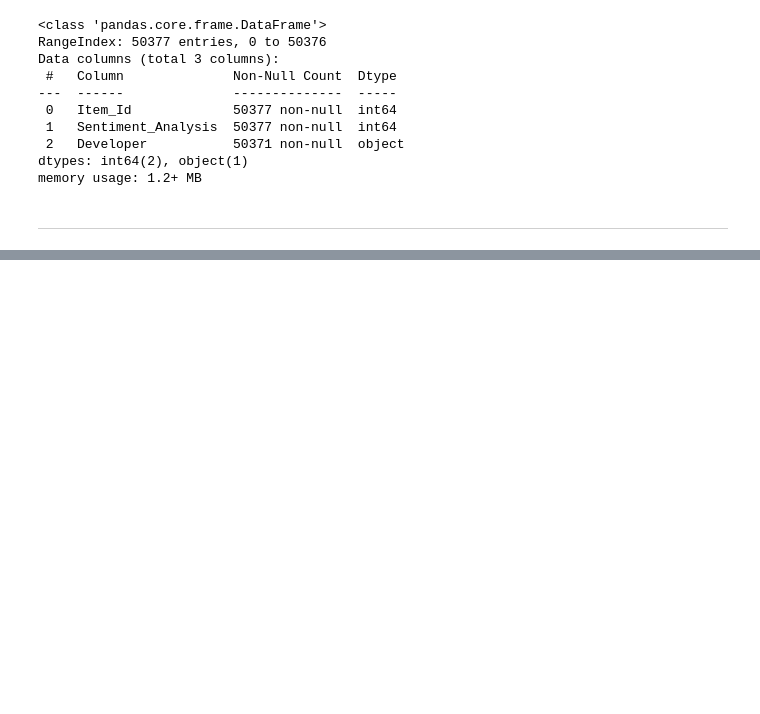
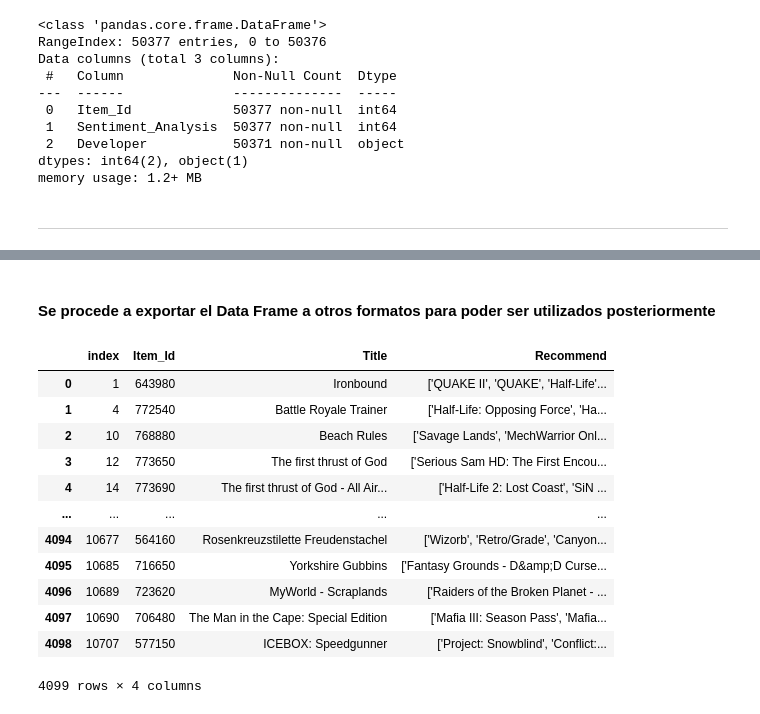
Before and after one commit to DavidssonGon/PI_ML_OPS_STEAM_DSFT17, a Jupyter notebook: ETL2.ipynb, the cells around one changed output, grey strips where cells are left out. Saved outputs shown, nothing was run; the diff lists cells and outputs as text; code cells hidden in the pictures; blank space fills up the shorter version.

```diff
--- a/ETL2.ipynb
+++ b/ETL2.ipynb
@@ -1152,0 +1369,2 @@ memory usage: 1.2+ MB
+# %% [markdown]
+#### Se procede a exportar el Data Frame a otros formatos para poder ser utilizados posteriormente
@@ -1152,0 +1374,19 @@ memory usage: 1.2+ MB
+# %%
+# Se convierte el archivo CSV a parquet bajo la compresión "gzip"
+ruta_csv_recomendacion_juego = 'E:\\AAADATOS\\Henry\\AA_Data_Science\\MATERIAL_PI\\PI_ML_OPS_STEAM_DSFT17\\recomendacion_juego.csv' # Se crea una variable con la ruta del archivo CSV
+df_recomendacion_juego_temp = pd.read_csv(ruta_csv_recomendacion_juego) # Se lee ese CSV en un nuevo DataFrame temporal para segurar como estan los datos
+df_recomendacion_juego_temp
+# %% [output]
+|  | index | Item_Id | Title | Recommend |
+| 0 | 1 | 643980 | Ironbound | ['QUAKE II', 'QUAKE', 'Half-Life'... |
+| 1 | 4 | 772540 | Battle Royale Trainer | ['Half-Life: Opposing Force', 'Ha... |
+| 2 | 10 | 768880 | Beach Rules | ['Savage Lands', 'MechWarrior Onl... |
+| 3 | 12 | 773650 | The first thrust of God | ['Serious Sam HD: The First Encou... |
+| 4 | 14 | 773690 | The first thrust of God - All Air... | ['Half-Life 2: Lost Coast', 'SiN ... |
+| ... | ... | ... | ... | ... |
+| 4094 | 10677 | 564160 | Rosenkreuzstilette Freudenstachel | ['Wizorb', 'Retro/Grade', 'Canyon... |
+| 4095 | 10685 | 716650 | Yorkshire Gubbins | ['Fantasy Grounds - D&amp;D Curse... |
+| 4096 | 10689 | 723620 | MyWorld - Scraplands | ['Raiders of the Broken Planet - ... |
+| 4097 | 10690 | 706480 | The Man in the Cape: Special Edition | ['Mafia III: Season Pass', 'Mafia... |
+| 4098 | 10707 | 577150 | ICEBOX: Speedgunner | ['Project: Snowblind', 'Conflict:... |
+4099 rows × 4 columns
```
Also changed, not shown: parts of 29 cells of this notebook, 3 other files.
